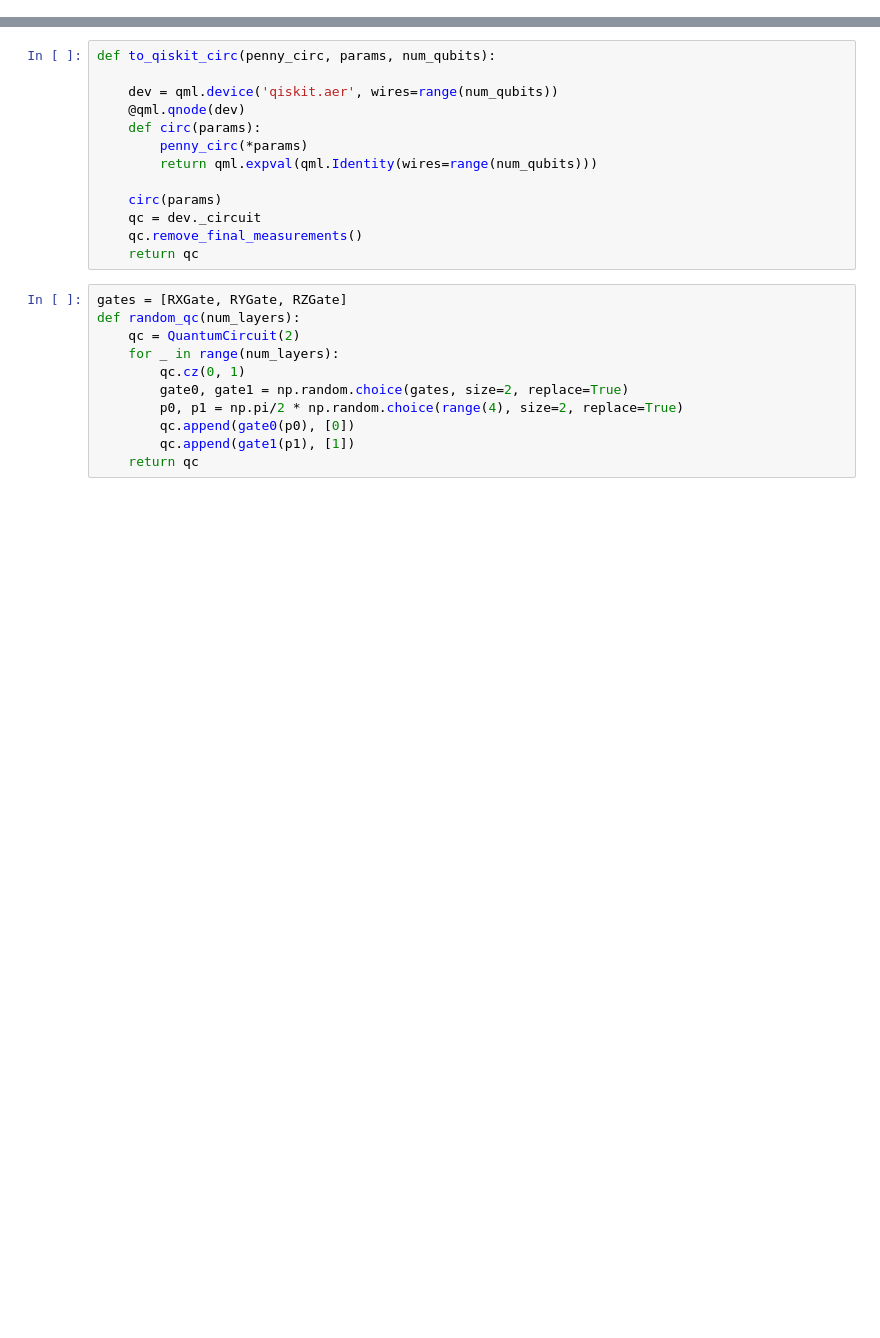
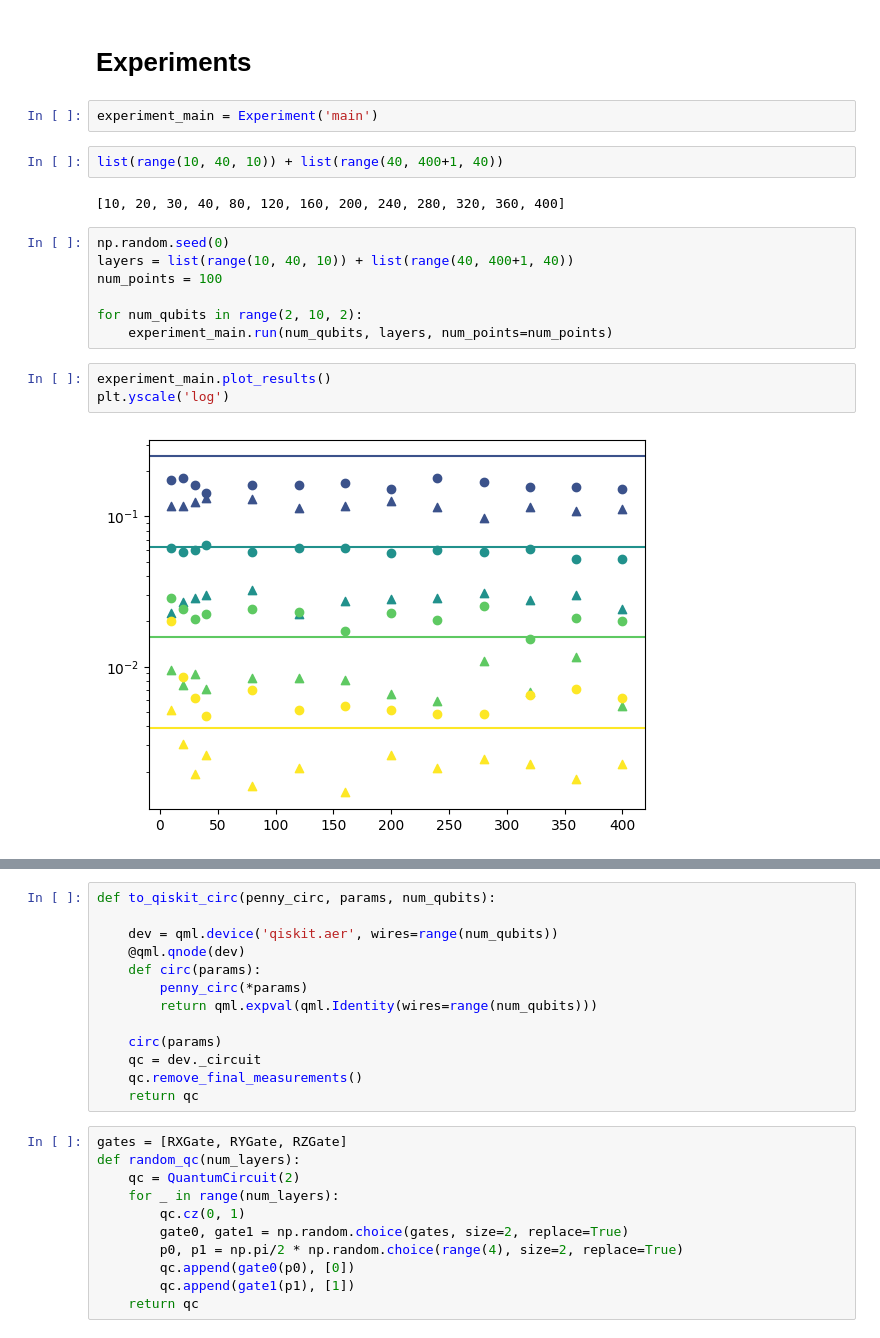
Before and after one commit to idnm/barren_traps, a Jupyter notebook: barren_traps.ipynb, the cells around one changed output, grey strips where cells are left out. Drawn from its saved outputs; the diff is of its cells as text; blank space fills up the shorter version.

```diff
--- a/barren_traps.ipynb
+++ b/barren_traps.ipynb
@@ -242,3 +237,23 @@ class Experiment:
             exp = Experiment(name)
             exp.results = results
             return exp
+# %% [markdown]
+# Experiments
+# %%
+experiment_main = Experiment('main')
+# %%
+list(range(10, 40, 10)) + list(range(40, 400+1, 40))
+# %% [output]
+[10, 20, 30, 40, 80, 120, 160, 200, 240, 280, 320, 360, 400]
+# %%
+np.random.seed(0)
+layers = list(range(10, 40, 10)) + list(range(40, 400+1, 40))
+num_points = 100
+
+for num_qubits in range(2, 10, 2):
+    experiment_main.run(num_qubits, layers, num_points=num_points)
+# %%
+experiment_main.plot_results()
+plt.yscale('log')
+# %% [output]
+[figure, added]
```
Also changed, not shown: parts of 15 cells of this notebook.
